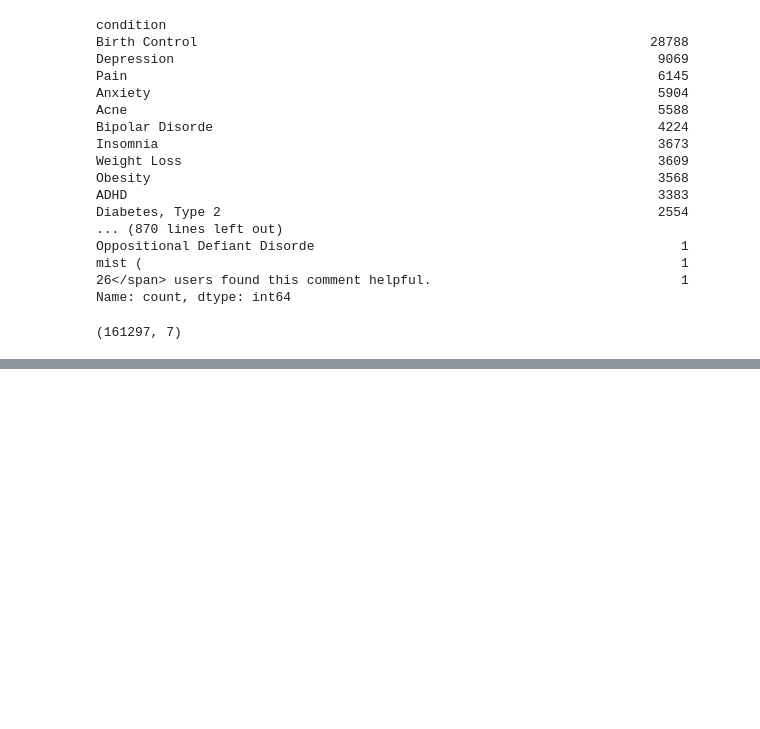
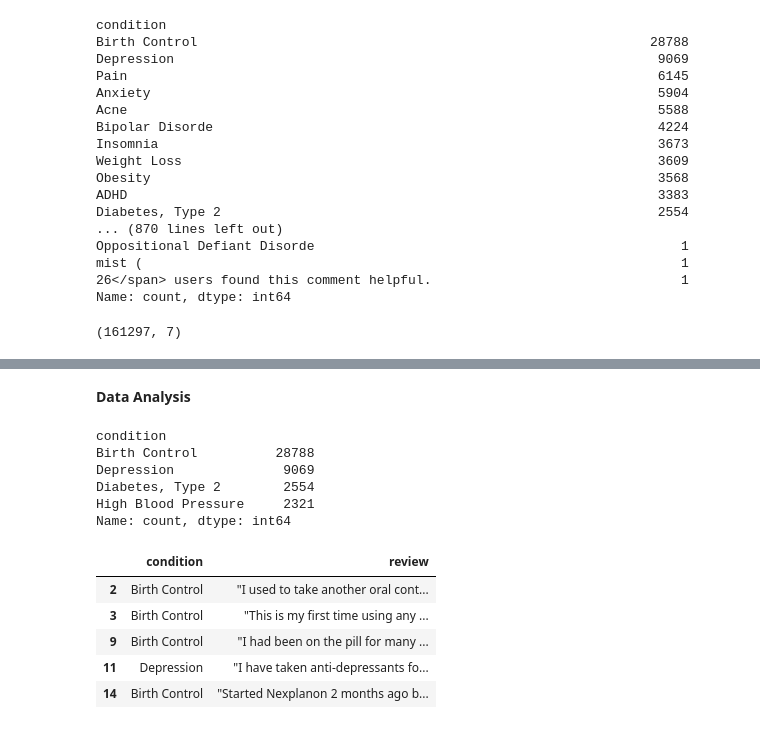
Before and after one commit to lahirumenik/Drug-Recommendation-System, a Jupyter notebook: model/model.ipynb, the cells around one changed output, grey strips where cells are left out. Cells and saved outputs as stored; diff of their text form; code cells hidden in the pictures; blank space fills up the shorter version.

```diff
--- a/model/model.ipynb
+++ b/model/model.ipynb
@@ -57,2 +57,22 @@ df_train.shape
 # %%
 X = df_train.drop(['Unnamed: 0', 'drugName', 'rating', 'date', 'usefulCount'], axis=1)
+# %% [markdown]
+****Data Analysis****
+# %%
+X.condition.value_counts()
+# %% [output]
+condition
+Birth Control          28788
+Depression              9069
+Diabetes, Type 2        2554
+High Blood Pressure     2321
+Name: count, dtype: int64
+# %%
+X.head()
+# %% [output]
+|  | condition | review |
+| 2 | Birth Control | "I used to take another oral cont... |
+| 3 | Birth Control | "This is my first time using any ... |
+| 9 | Birth Control | "I had been on the pill for many ... |
+| 11 | Depression | "I have taken anti-depressants fo... |
+| 14 | Birth Control | "Started Nexplanon 2 months ago b... |
```
Also changed, not shown: parts of 6 cells of this notebook, 1 other file.
